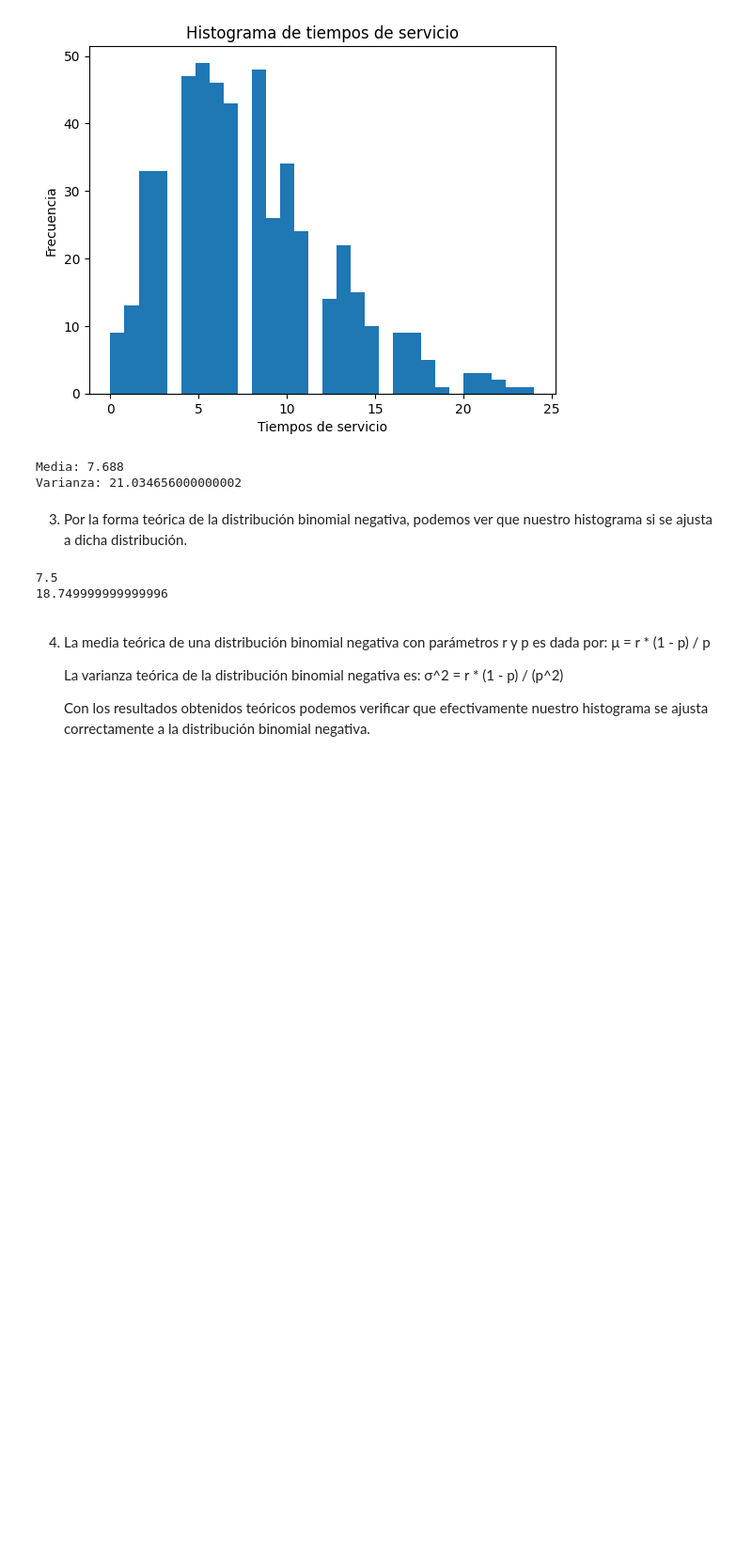
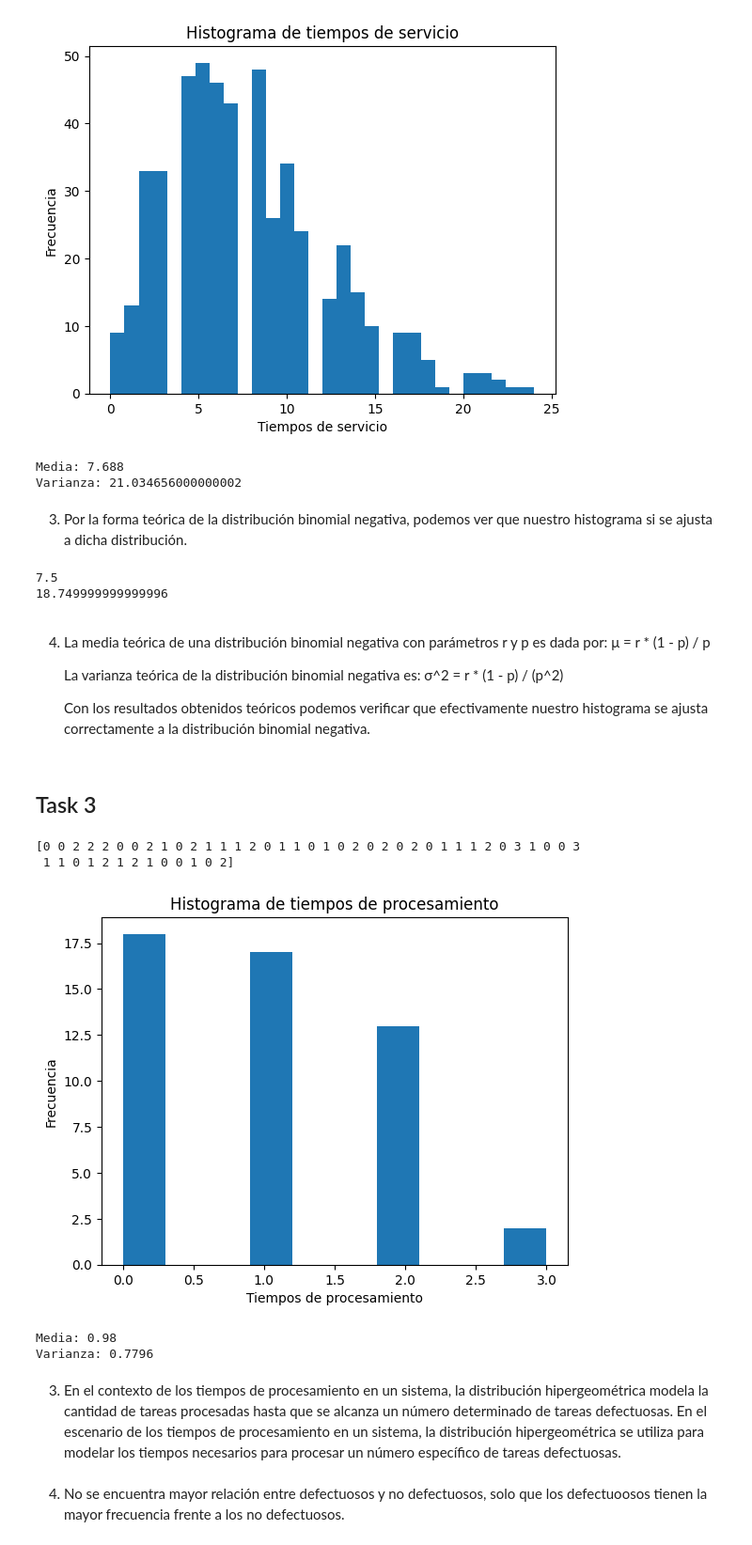
Before and after one commit to MarianoReyes/Lab2_ModSim, a Jupyter notebook: parte3.ipynb, the cells around one changed output. Shown at 94% size. Cells and saved outputs as stored; diff of their text form; code cells hidden in the pictures; blank space fills up the shorter version.

Commit message:
task 3 parte 3 listo

```diff
--- a/parte3.ipynb
+++ b/parte3.ipynb
@@ -114,3 +114,44 @@ print(varianza_teorica)
     σ^2 = r * (1 - p) / (p^2)
 
     Con los resultados obtenidos teóricos podemos verificar que efectivamente nuestro histograma se ajusta correctamente a la distribución binomial negativa.
+# %% [markdown]
+## Task 3
+# %%
+# 1.
+
+import numpy as np
+
+N = 50
+K = 10
+n = 5
+
+tiempos = np.random.hypergeometric(K, N-K, n, size=50)
+
+print(tiempos)
+# %% [output]
+[0 0 2 2 2 0 0 2 1 0 2 1 1 1 2 0 1 1 0 1 0 2 0 2 0 2 0 1 1 1 2 0 3 1 0 0 3
+ 1 1 0 1 2 1 2 1 0 0 1 0 2]
+# %%
+# 2.
+
+import matplotlib.pyplot as plt
+
+plt.hist(tiempos, bins=10)
+plt.xlabel('Tiempos de procesamiento')
+plt.ylabel('Frecuencia')
+plt.title('Histograma de tiempos de procesamiento')
+plt.show()
+
+media = np.mean(tiempos)
+varianza = np.var(tiempos)
+
+print("Media:", media)
+print("Varianza:", varianza)
+# %% [output]
+[figure, added]
+Media: 0.98
+Varianza: 0.7796
+# %% [markdown]
+3. En el contexto de los tiempos de procesamiento en un sistema, la distribución hipergeométrica modela la cantidad de tareas procesadas hasta que se alcanza un número determinado de tareas defectuosas. En el escenario de los tiempos de procesamiento en un sistema, la distribución hipergeométrica se utiliza para modelar los tiempos necesarios para procesar un número específico de tareas defectuosas.
+# %% [markdown]
+4. No se encuentra mayor relación entre defectuosos y no defectuosos, solo que los defectuoosos tienen la mayor frecuencia frente a los no defectuosos.
```
